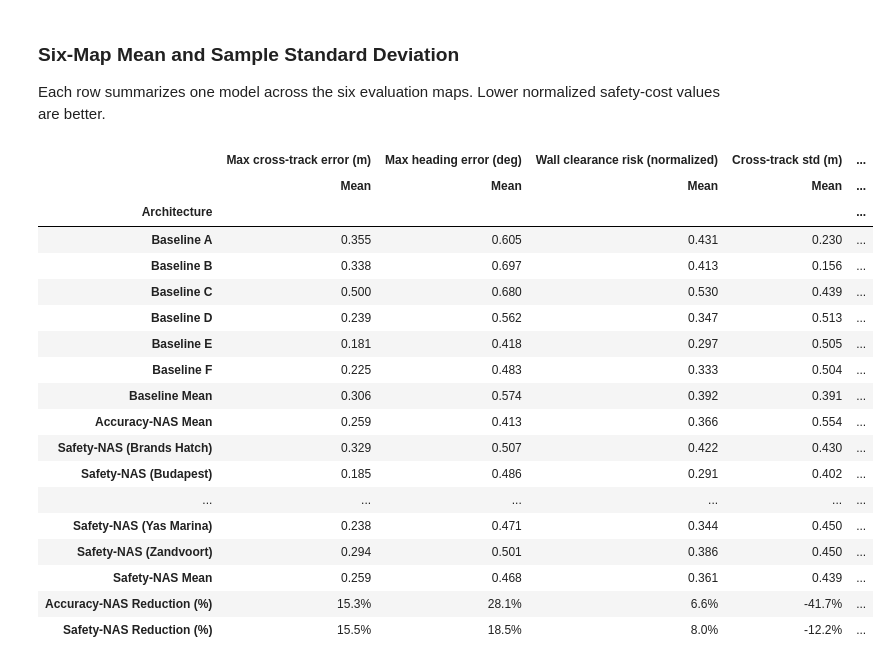
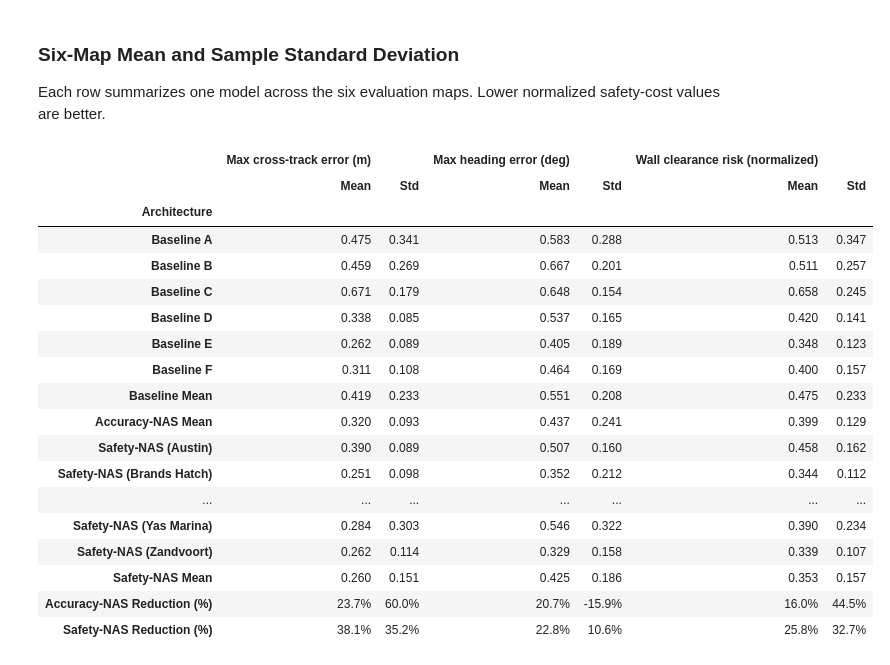
Before and after one commit to zzayah/NAS-in-the-Loop, a Jupyter notebook: visualizations/figures.ipynb, the cells around one changed output. Cells and saved outputs as stored; diff of their text form; code cells hidden in the pictures.

```diff
--- a/visualizations/figures.ipynb
+++ b/visualizations/figures.ipynb
@@ -466,15 +510,8 @@ ACCURACY_NAS_RUN_DIRS = [
     if model_family_for_run_dir(run_dir) == ACCURACY_NAS_LABEL
 ]
 
-# Composite score
+# All possible
 # EVALUATED_METRICS = [
-#     "crosstrack_max_m",
-#     "heading_error_max_deg",
-#     "wall_min_distance_risk",
-# ]
-
-# All possible
-EVALUATED_METRICS = [
     # "steering_rate_max_rad_s",
     # "speed_std_m_s",
     # "crosstrack_std_m",
@@ -487,37 +524,7 @@ EVALUATED_METRICS = [
     # "crosstrack_max_m",
     # "heading_error_max_deg",
     # "steering_rate_mean_rad_s",
-
-    # previous set
-    # "crosstrack_max_m",
-    # "heading_error_max_deg",
-    # "wall_min_distance_risk",
-    # "steering_rate_mean_rad_s",
-    # "speed_mean_m_s",
-
-    # new set 1
-    # "crosstrack_max_m",
-    # "steering_rate_max_rad_s", # measures the maximum swerving rate (less swerving = safer)
-    # "speed_std_m_s", # measures the variance of speed (lower variance = safer)
-
-    # new set 2
-    # "crosstrack_max_m",
-    # "heading_error_max_deg",
-    # "wall_min_distance_risk",
-    # "steering_rate_mean_rad_s",
-    # "speed_mean_m_s",
-
-    # judgement through variability analysis
-    ## Worst-case behavior
-    "crosstrack_max_m",
-    "heading_error_max_deg",
-    "wall_min_distance_risk",
-
-    ## Behavioral variability
-    "crosstrack_std_m",
-    "steering_rate_std_rad_s",
-    "speed_std_m_s",
-]
+# ]
 
 SAFETY_MINIMIZE_METRICS = EVALUATED_METRICS
 SELECTED_IMPROVEMENT_METRICS = EVALUATED_METRICS
@@ -914,7 +919,7 @@ Each row summarizes one model across the six evaluation maps. Lower normalized s
 INCLUDE_MEAN_COLUMNS = True
 INCLUDE_MEDIAN_COLUMNS = False
 INCLUDE_Q75_COLUMNS = False
-INCLUDE_STD_COLUMNS = False
+INCLUDE_STD_COLUMNS = True
 
 mean_sd_source = six_map_component_values.copy()
 
@@ -1024,49 +1029,49 @@ def color_summary_rows(row: pd.Series) -> list[str]:
         f"{weight}background-color: {color}; color: #111827; "
         "border-bottom: 1px solid #64748b"
         for _ in row
     ]
 
 table_style = (
     formatted_table.style
     .apply(color_summary_rows, axis=1)
     .set_table_styles([
         {"selector": "th", "props": [("background-color", "#334155"), ("color", "#ffffff"), ("border", "1px solid #64748b")]},
         {"selector": "td", "props": [("border-left", "1px solid #94a3b8"), ("border-right", "1px solid #94a3b8")]},
     ])
 )
 display(table_style)
 
 accuracy_composite_cost = pooled_summary.loc[
     pooled_summary["model_group"] == ACCURACY_NAS_LABEL, "mean"
 ].mean()
 safety_composite_cost = pooled_summary.loc[
     pooled_summary["model_group"] == SAFETY_NAS_LABEL, "mean"
 ].mean()
 baseline_composite_cost = pooled_summary.loc[
     pooled_summary["model_group"] == BASELINE_LABEL, "mean"
 ].mean()
 print(f"Accuracy-NAS composite cost (mean of {len(EVALUATED_METRICS)} metrics): {accuracy_composite_cost:.3f}")
 print(f"Safety-NAS composite cost (mean of {len(EVALUATED_METRICS)} metrics): {safety_composite_cost:.3f}")
 print(f"Accuracy-NAS vs. baseline: {100 * (baseline_composite_cost - accuracy_composite_cost) / baseline_composite_cost:.1f}%")
 print(f"Safety-NAS vs. baseline: {100 * (baseline_composite_cost - safety_composite_cost) / baseline_composite_cost:.1f}%")
 print(f"Safety-NAS vs. Accuracy-NAS: {100 * (accuracy_composite_cost - safety_composite_cost) / accuracy_composite_cost:.1f}%")
 # %% [output]
-|  | Max cross-track error (m) | Max heading error (deg) | Wall clearance risk (normalized) | Cross-track std (m) | ... |
-|  | Mean | Mean | Mean | Mean | ... |
-| Architecture |  |  |  |  | ... |
-| Baseline A | 0.355 | 0.605 | 0.431 | 0.230 | ... |
-| Baseline B | 0.338 | 0.697 | 0.413 | 0.156 | ... |
-| Baseline C | 0.500 | 0.680 | 0.530 | 0.439 | ... |
-| Baseline D | 0.239 | 0.562 | 0.347 | 0.513 | ... |
-| Baseline E | 0.181 | 0.418 | 0.297 | 0.505 | ... |
-| Baseline F | 0.225 | 0.483 | 0.333 | 0.504 | ... |
-| Baseline Mean | 0.306 | 0.574 | 0.392 | 0.391 | ... |
-| Accuracy-NAS Mean | 0.259 | 0.413 | 0.366 | 0.554 | ... |
-| Safety-NAS (Brands Hatch) | 0.329 | 0.507 | 0.422 | 0.430 | ... |
-| Safety-NAS (Budapest) | 0.185 | 0.486 | 0.291 | 0.402 | ... |
-| ... | ... | ... | ... | ... | ... |
-| Safety-NAS (Yas Marina) | 0.238 | 0.471 | 0.344 | 0.450 | ... |
-| Safety-NAS (Zandvoort) | 0.294 | 0.501 | 0.386 | 0.450 | ... |
-| Safety-NAS Mean | 0.259 | 0.468 | 0.361 | 0.439 | ... |
-| Accuracy-NAS Reduction (%) | 15.3% | 28.1% | 6.6% | -41.7% | ... |
-| Safety-NAS Reduction (%) | 15.5% | 18.5% | 8.0% | -12.2% | ... |
+|  | Max cross-track error (m) |  | Max heading error (deg) |  | Wall clearance risk (normalized) |  |
+|  | Mean | Std | Mean | Std | Mean | Std |
+| Architecture |  |  |  |  |  |  |
+| Baseline A | 0.475 | 0.341 | 0.583 | 0.288 | 0.513 | 0.347 |
+| Baseline B | 0.459 | 0.269 | 0.667 | 0.201 | 0.511 | 0.257 |
+| Baseline C | 0.671 | 0.179 | 0.648 | 0.154 | 0.658 | 0.245 |
+| Baseline D | 0.338 | 0.085 | 0.537 | 0.165 | 0.420 | 0.141 |
+| Baseline E | 0.262 | 0.089 | 0.405 | 0.189 | 0.348 | 0.123 |
+| Baseline F | 0.311 | 0.108 | 0.464 | 0.169 | 0.400 | 0.157 |
+| Baseline Mean | 0.419 | 0.233 | 0.551 | 0.208 | 0.475 | 0.233 |
+| Accuracy-NAS Mean | 0.320 | 0.093 | 0.437 | 0.241 | 0.399 | 0.129 |
+| Safety-NAS (Austin) | 0.390 | 0.089 | 0.507 | 0.160 | 0.458 | 0.162 |
+| Safety-NAS (Brands Hatch) | 0.251 | 0.098 | 0.352 | 0.212 | 0.344 | 0.112 |
+| ... | ... | ... | ... | ... | ... | ... |
+| Safety-NAS (Yas Marina) | 0.284 | 0.303 | 0.546 | 0.322 | 0.390 | 0.234 |
+| Safety-NAS (Zandvoort) | 0.262 | 0.114 | 0.329 | 0.158 | 0.339 | 0.107 |
+| Safety-NAS Mean | 0.260 | 0.151 | 0.425 | 0.186 | 0.353 | 0.157 |
+| Accuracy-NAS Reduction (%) | 23.7% | 60.0% | 20.7% | -15.9% | 16.0% | 44.5% |
+| Safety-NAS Reduction (%) | 38.1% | 35.2% | 22.8% | 10.6% | 25.8% | 32.7% |
```
Also changed, not shown: parts of 5 cells of this notebook, 25 other files.
